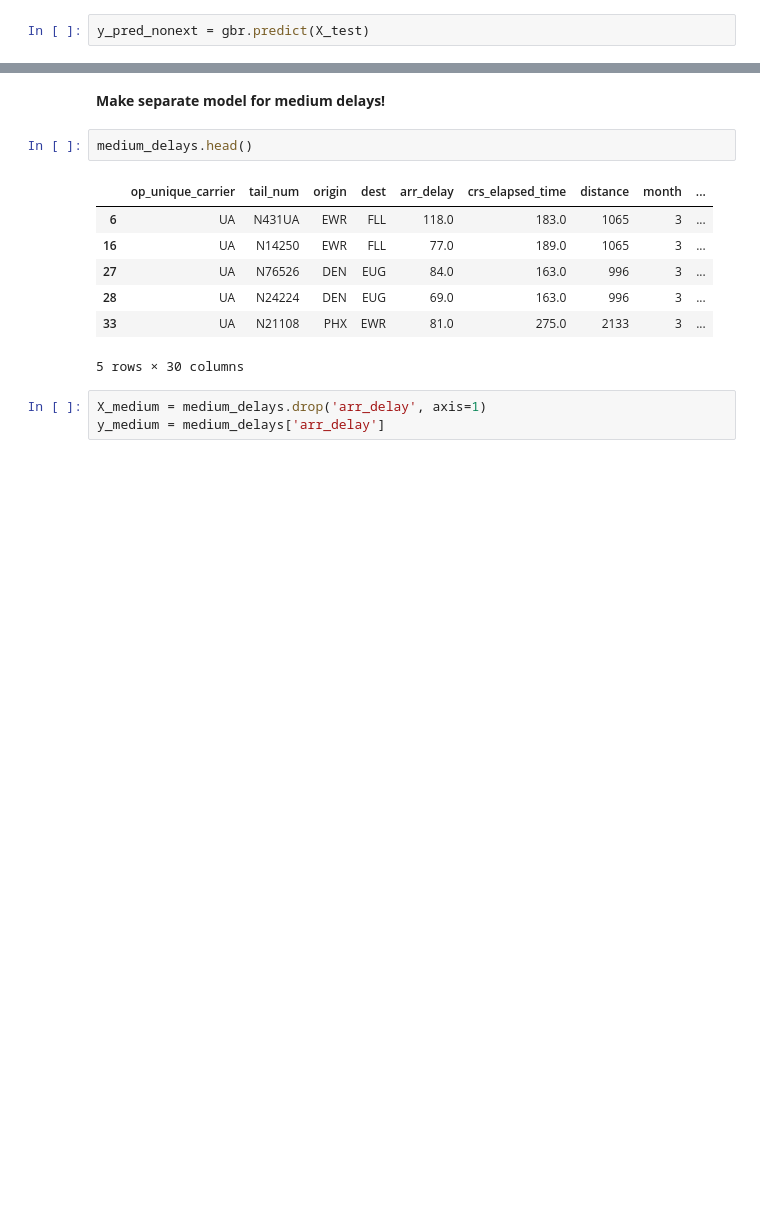
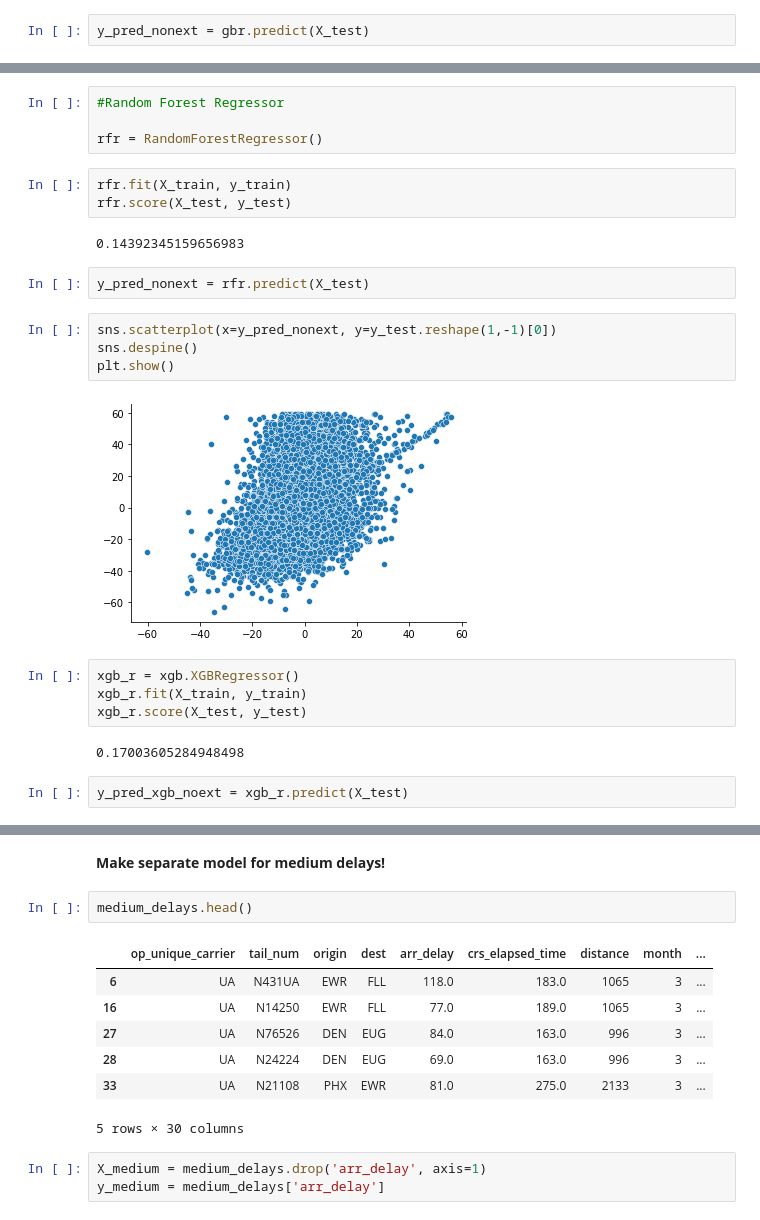
Before and after one commit to michaelhalim168/flight-delay-prediction, a Jupyter notebook: notebooks/regression-model-testing.ipynb, the cells around one changed output, grey strips where cells are left out. Cells and saved outputs as stored; diff of their text form; blank space fills up the shorter version.

```diff
--- a/notebooks/regression-model-testing.ipynb
+++ b/notebooks/regression-model-testing.ipynb
@@ -490,0 +524,25 @@ plt.show()
+# %%
+#Random Forest Regressor
+
+rfr = RandomForestRegressor()
+# %%
+rfr.fit(X_train, y_train)
+rfr.score(X_test, y_test)
+# %% [output]
+0.14392345159656983
+# %%
+y_pred_nonext = rfr.predict(X_test)
+# %%
+sns.scatterplot(x=y_pred_nonext, y=y_test.reshape(1,-1)[0])
+sns.despine()
+plt.show()
+# %% [output]
+[figure, added]
+# %%
+xgb_r = xgb.XGBRegressor()
+xgb_r.fit(X_train, y_train)
+xgb_r.score(X_test, y_test)
+# %% [output]
+0.17003605284948498
+# %%
+y_pred_xgb_noext = xgb_r.predict(X_test)
```
Also changed, not shown: parts of 38 cells of this notebook, 2 other files.
